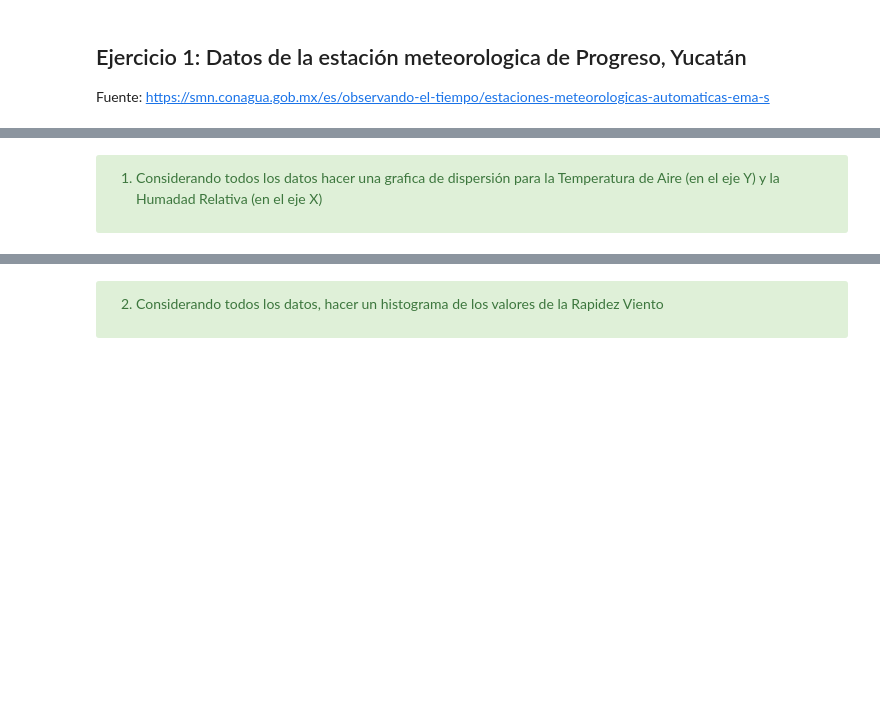
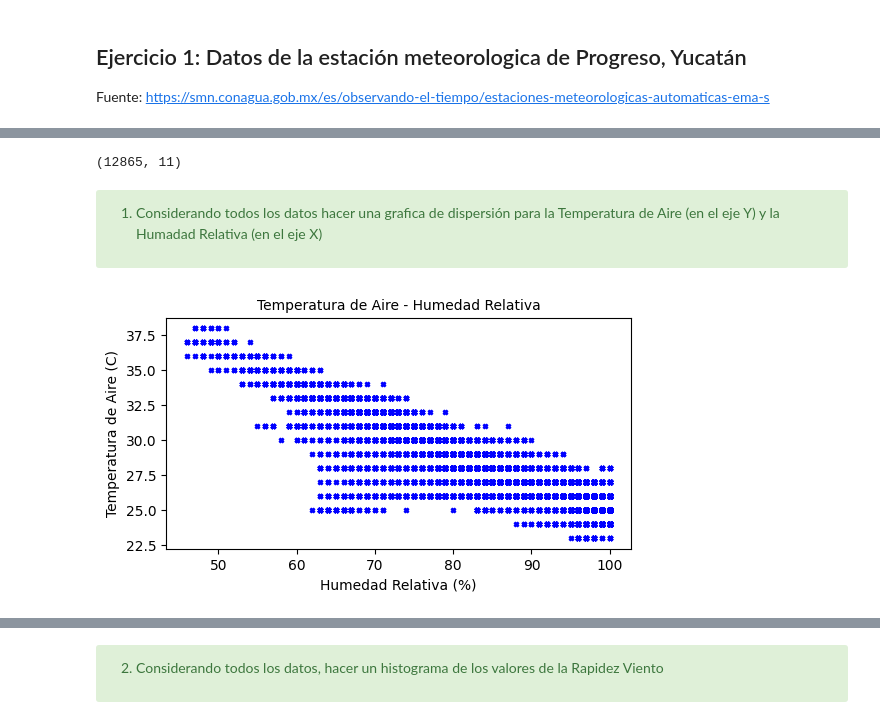
Before and after one commit to JoseAque/Ciencia-de-Datos, a Jupyter notebook: CD_12_Visualizacion_Matplotlib/CD_12_Ejercicio_Nombre-Apellido.ipynb, the cells around one changed output, grey strips where cells are left out. Saved outputs shown, nothing was run; the diff lists cells and outputs as text; code cells hidden in the pictures; blank space fills up the shorter version.

```diff
--- a/CD_12_Visualizacion_Matplotlib/CD_12_Ejercicio_Nombre-Apellido.ipynb
+++ b/CD_12_Visualizacion_Matplotlib/CD_12_Ejercicio_Nombre-Apellido.ipynb
@@ -26,6 +34,22 @@ df= pd.read_csv("datos/Estacion_PROGRESO_90_dias_19Nov.csv")
+# %%
+df.shape
+# %% [output]
+(12865, 11)
 # %% [markdown]
 <div class="alert alert-success">
 
 1. Considerando todos los datos hacer una grafica de dispersión para la Temperatura de Aire (en el eje Y) y la Humadad Relativa (en el eje X)
 </ul>
 </div>
+# %%
+# Estilo Matlab
+plt.figure(figsize=(6,3))
+
+plt.scatter(df['HumedadRelativa(%)'], df['TemperaturaAire(C)'], c= 'blue' , s = 10 , marker='X')
+plt.title('Temperatura de Aire - Humedad Relativa',fontsize=10)
+plt.xlabel('Humedad Relativa (%)',fontsize=10)
+plt.ylabel('Temperatura de Aire (C)',fontsize=10)
+
+plt.show()
+# %% [output]
+[figure, added]
```
Also changed, not shown: parts of 13 cells of this notebook, 22 other files.
